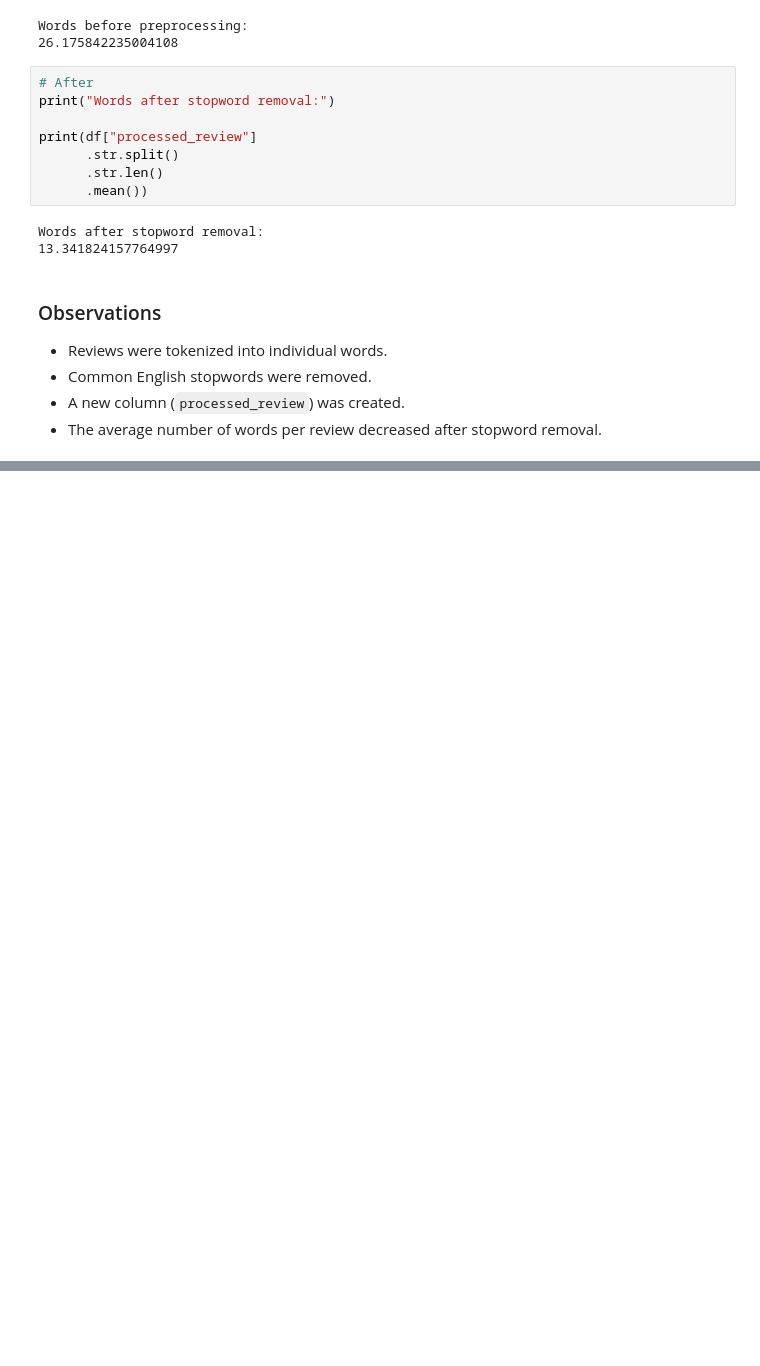
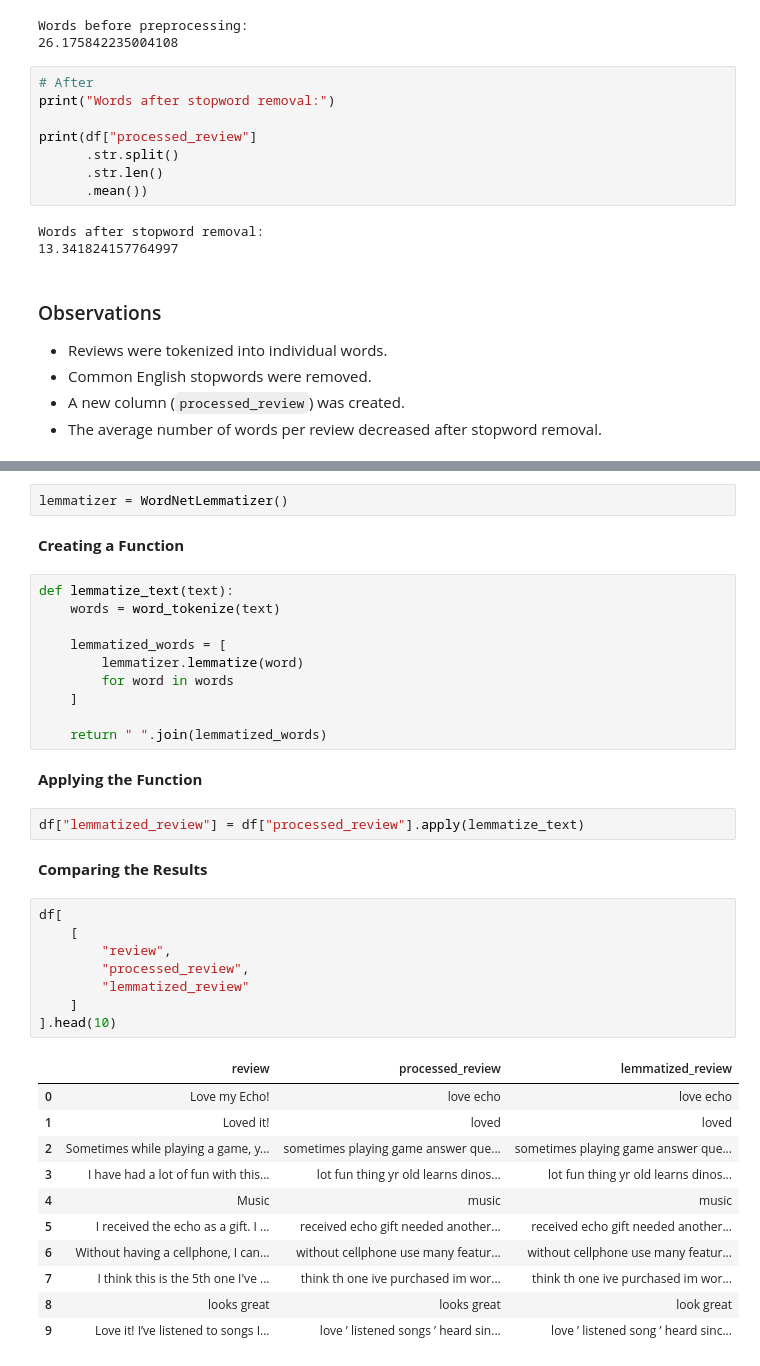
Before and after one commit to TahaBhatti786/Sentiment-Analysis-of-Product-Reviews, a Jupyter notebook: notebooks/sentiment_analysis.ipynb, the cells around one changed output, grey strips where cells are left out. Cells and saved outputs as stored; diff of their text form; blank space fills up the shorter version.

Commit message:
Apply lemmatization to processed reviews

```diff
--- a/notebooks/sentiment_analysis.ipynb
+++ b/notebooks/sentiment_analysis.ipynb
@@ -423,0 +432,40 @@ Words after stopword removal:
+# %%
+lemmatizer = WordNetLemmatizer()
+# %% [markdown]
+**Creating a Function**
+# %%
+def lemmatize_text(text):
+    words = word_tokenize(text)
+
+    lemmatized_words = [
+        lemmatizer.lemmatize(word)
+        for word in words
+    ]
+
+    return " ".join(lemmatized_words)
+# %% [markdown]
+**Applying the Function**
+# %%
+df["lemmatized_review"] = df["processed_review"].apply(lemmatize_text)
+# %% [markdown]
+**Comparing the Results**
+# %%
+df[
+    [
+        "review",
+        "processed_review",
+        "lemmatized_review"
+    ]
+].head(10)
+# %% [output]
+|  | review | processed_review | lemmatized_review |
+| 0 | Love my Echo! | love echo | love echo |
+| 1 | Loved it! | loved | loved |
+| 2 | Sometimes while playing a game, y... | sometimes playing game answer que... | sometimes playing game answer que... |
+| 3 | I have had a lot of fun with this... | lot fun thing yr old learns dinos... | lot fun thing yr old learns dinos... |
+| 4 | Music | music | music |
+| 5 | I received the echo as a gift. I ... | received echo gift needed another... | received echo gift needed another... |
+| 6 | Without having a cellphone, I can... | without cellphone use many featur... | without cellphone use many featur... |
+| 7 | I think this is the 5th one I've ... | think th one ive purchased im wor... | think th one ive purchased im wor... |
+| 8 | looks great | looks great | look great |
+| 9 | Love it! I’ve listened to songs I... | love ’ listened songs ’ heard sin... | love ’ listened song ’ heard sinc... |
```
Also changed, not shown: parts of 9 cells of this notebook.
